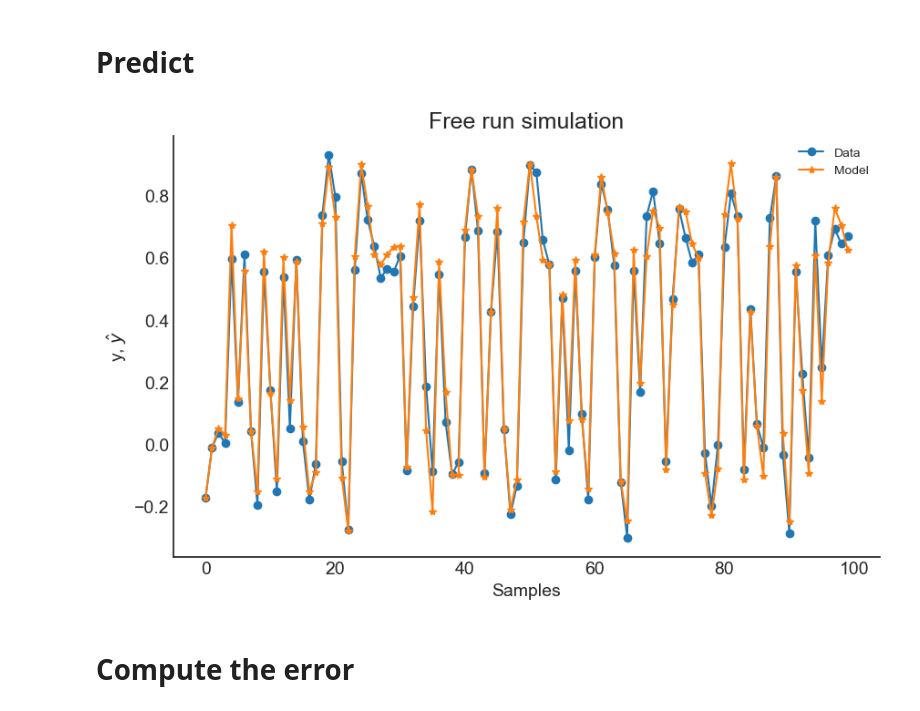
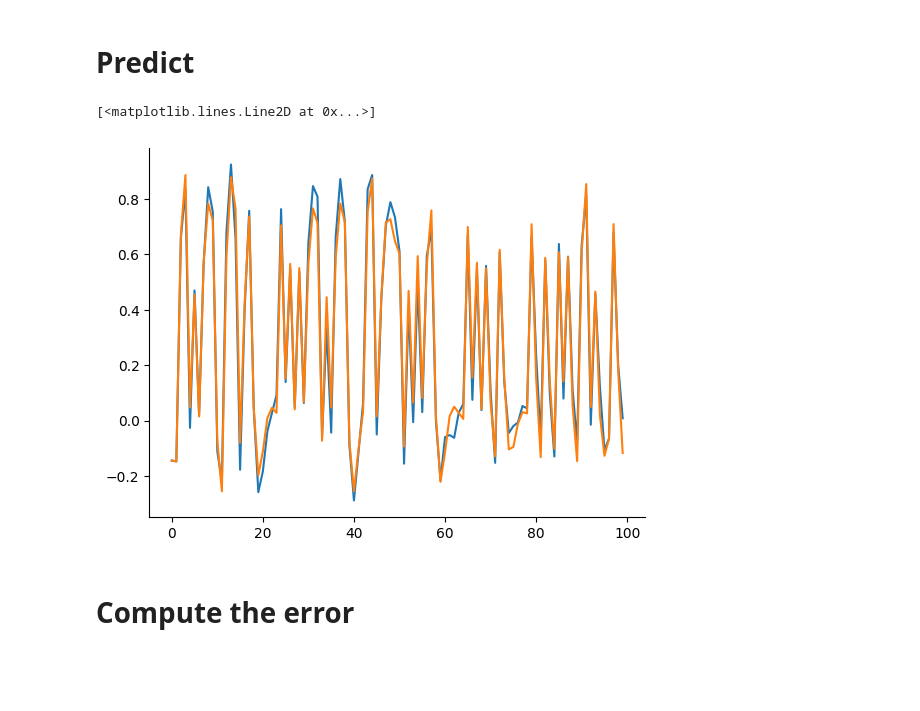
Before and after one commit to DTU-Teaching/Industrial-IoT-For-Digitization-Of-Electronic-Assets-2024, a Jupyter notebook: Module 3/code/Order Selection: AIC & BIC.ipynb, the cells around one changed output. Cells and saved outputs as stored; diff of their text form; code cells hidden in the pictures; blank space fills up the shorter version.

```diff
--- a/Module 3/code/Order Selection: AIC & BIC.ipynb
+++ b/Module 3/code/Order Selection: AIC & BIC.ipynb
@@ -88,11 +92,11 @@ print(r)
 # %% [markdown]
 # Predict
-# %%
-from sysidentpy.utils.plotting import plot_residues_correlation, plot_results
-
-plot_results(y=y_test, yhat=yhat, n=100)
-# %% [output]
-[figure, removed]
+# %%
+plt.plot(y_test[:100])
+plt.plot(yhat[:100])
+# %% [output]
+[<matplotlib.lines.Line2D at 0x...>]
+[figure, added]
 # %% [markdown]
 # Compute the error
 # %%
```
Also changed, not shown: parts of 6 cells of this notebook, 13 other files.
